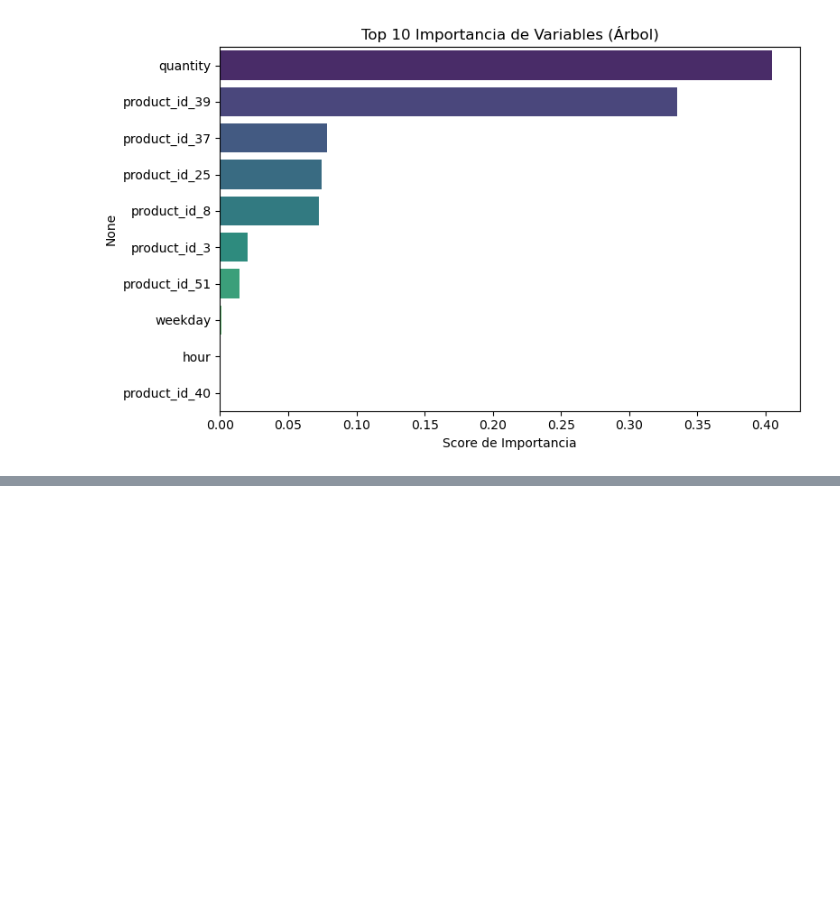
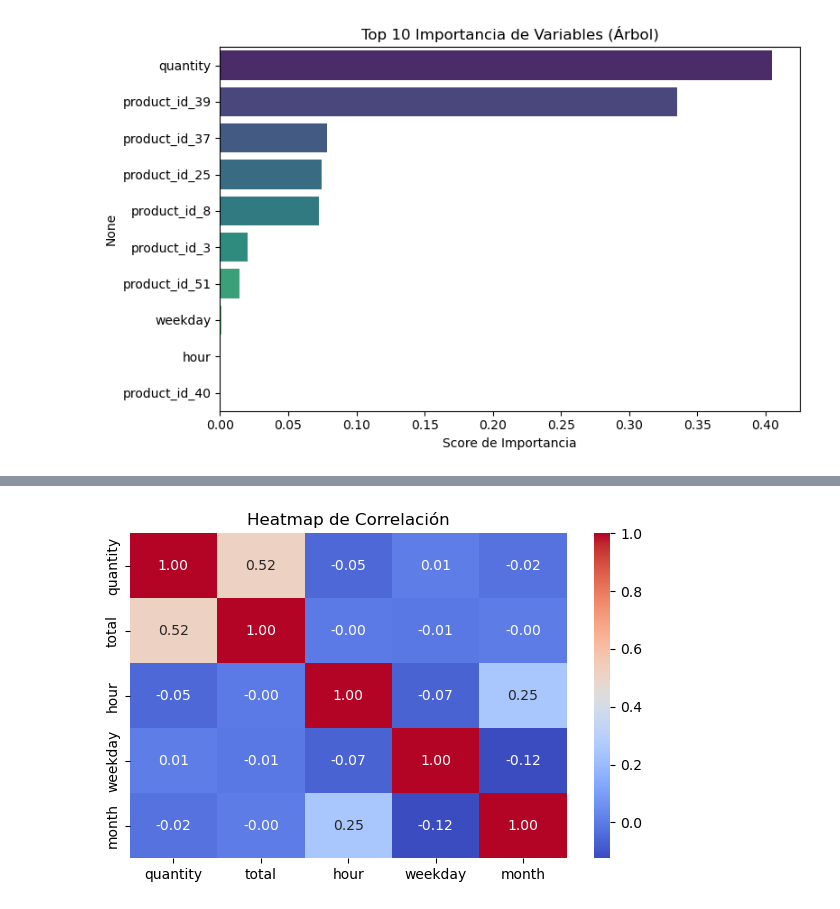
Before and after one commit to amejosecar/ia_dema, a Jupyter notebook: 12_Machine Learning/03_Clusterización/Ejercicio/ejercicio_coffe.ipynb, the cells around one changed output, grey strips where cells are left out. Cells and saved outputs as stored; diff of their text form; code cells hidden in the pictures; blank space fills up the shorter version.

```diff
--- a/12_Machine Learning/03_Clusterización/Ejercicio/ejercicio_coffe.ipynb
+++ b/12_Machine Learning/03_Clusterización/Ejercicio/ejercicio_coffe.ipynb
@@ -356,3 +356,95 @@ Passing `palette` without assigning `hue` is deprecated and will be removed in v
 
   sns.barplot(x=top10.values, y=top10.index, palette='viridis')
 [figure]
+# %%
+# -----------------------------------------------------
+# 9. GENERAR OUTPUTS PARA ANÁLISIS
+# -----------------------------------------------------
+import pandas as pd
+import numpy as np
+import matplotlib.pyplot as plt
+import seaborn as sns
+from sklearn.metrics import mean_squared_error, r2_score
+
+# 9.1 Métricas de desempeño
+def eval_metrics(y_true, y_pred):
+    rmse = np.sqrt(mean_squared_error(y_true, y_pred))
+    r2   = r2_score(y_true, y_pred)
+    return rmse, r2
+
+rmse_lr, r2_lr     = eval_metrics(y_test, y_pred_lr)
+rmse_tree, r2_tree = eval_metrics(y_test, y_pred_tree)
+
+metrics_df = pd.DataFrame({
+    'Modelo': ['Regresión Lineal', 'Árbol de Regresión'],
+    'RMSE':   [rmse_lr, rmse_tree],
+    'R2':     [r2_lr, r2_tree]
+})
+print("=== Métricas de Desempeño ===")
+print(metrics_df, "\n")
+
+# 9.2 Estadísticas descriptivas
+print("=== Estadísticas Descriptivas de 'total' y 'quantity' ===")
+print(df[['total','quantity']].describe().T, "\n")
+
+print("=== Cuartiles ===")
+print(df[['total','quantity']].quantile([0.25, 0.5, 0.75]), "\n")
+
+print("=== Conteo por product_id ===")
+print(df['product_id'].value_counts(), "\n")
+
+# 9.3 Matriz de correlación y heatmap
+num_vars = ['quantity','total','hour','weekday','month']
+corr = df[num_vars].corr()
+print("=== Matriz de Correlación ===")
+print(corr, "\n")
+
+plt.figure(figsize=(6,4))
+sns.heatmap(corr, annot=True, cmap='coolwarm', fmt=".2f")
+plt.title('Heatmap de Correlación')
+plt.tight_layout()
+plt.show()
+
+# 9.4 Diagramas de distribución y outliers
+plt.figure(figsize=(12,4))
+plt.subplot(1,2,1)
+sns.histplot(df['total'], bins=30, kde=True, color='steelblue')
+plt.title('Histograma de Total')
+
+plt.subplot(1,2,2)
+sns.boxplot(x='product_id', y='total', data=df, palette='Set2')
+plt.title('Boxplot de Total por Producto')
+plt.tight_layout()
+plt.show()
+
+# 9.5 Diagrama de pares (pairplot)
+sns.pairplot(df[num_vars], diag_kind='kde', corner=True)
+plt.suptitle('Pairplot de Variables Numéricas', y=1.02)
+plt.show()
+
+# 9.6 Scatter de real vs. predicho
+plt.figure(figsize=(6,6))
+plt.scatter(y_test, y_pred_lr,  alpha=0.6, label='Lineal')
+plt.scatter(y_test, y_pred_tree, alpha=0.6, label='Árbol')
+plt.plot([y.min(), y.max()],[y.min(), y.max()],'k--')
+plt.xlabel('Total Real')
+plt.ylabel('Total Predicho')
+plt.title('Real vs. Predicho')
+plt.legend()
+plt.tight_layout()
+plt.show()
+
+# 9.7 Importancia de variables (Top 10)
+importances = pd.Series(tree.feature_importances_, index=X.columns)
+top10 = importances.sort_values(ascending=False).head(10)
+
+print("=== Top 10 Variables por Importancia ===")
+print(top10, "\n")
+
+plt.figure(figsize=(8,5))
+sns.barplot(x=top10.values, y=top10.index, palette='viridis')
+plt.title('Top 10 Importancia de Variables (Árbol)')
+plt.xlabel('Score de Importancia')
+plt.tight_layout()
+plt.show()
+# %% [output]
@@ -358,0 +468 @@ Passing `palette` without assigning `hue` is deprecated and will be removed in v
+[figure, added]
```
Also changed, not shown: parts of 1 cell of this notebook.
